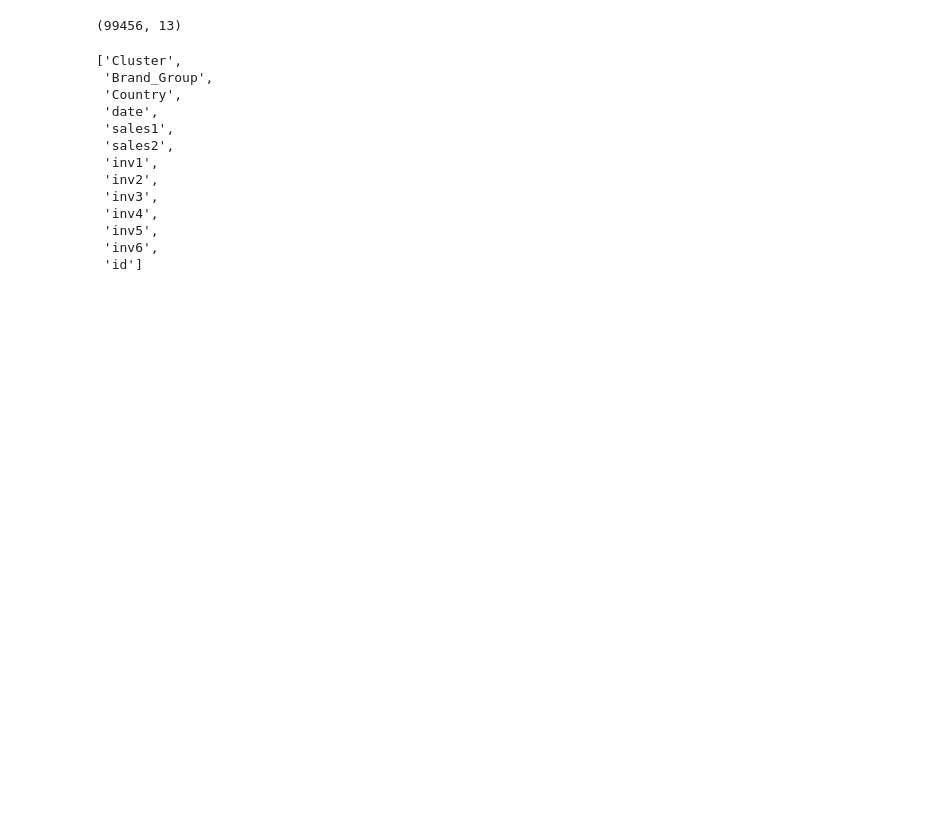
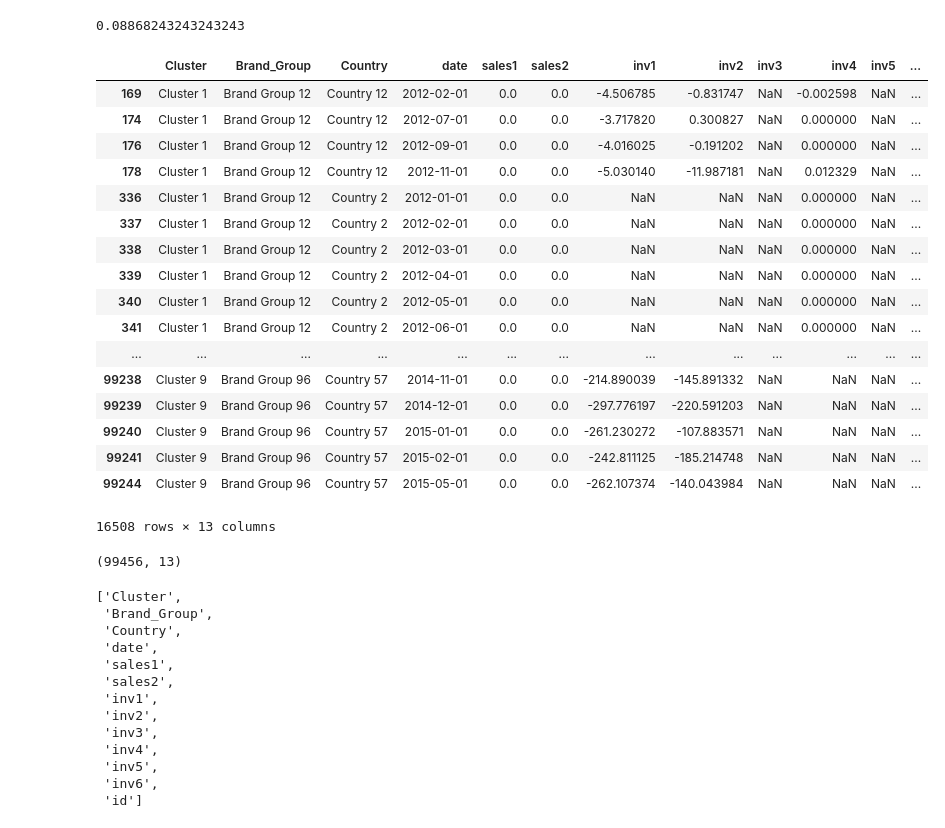
Before and after one commit to SergiGomez/novartis-datathon, a Jupyter notebook: sergi_notebook_prueba_1.ipynb, the cells around one changed output. Drawn from its saved outputs; the diff is of its cells as text; code cells hidden in the pictures; blank space fills up the shorter version.

```diff
--- a/sergi_notebook_prueba_1.ipynb
+++ b/sergi_notebook_prueba_1.ipynb
@@ -15,6 +15,31 @@ from sklearn.model_selection import TimeSeriesSplit
 path_data = '/Users/sergigomezpalleja/Downloads/'
 # %%
 train = pd.read_csv(path_data + 'raw_data_master.csv')
+# %%
+train.loc[(train.sales2.isnull()) & (train.date < '2018-01-01')].shape[0] / train.loc[train.date < '2018-01-01'].shape[0]
+# %% [output]
+0.08868243243243243
+# %%
+train.loc[(~train.sales2.isnull()) & (train.date < '2018-01-01') & (train.sales2 == 0.0)]
+# %% [output]
+|  | Cluster | Brand_Group | Country | date | sales1 | sales2 | inv1 | inv2 | inv3 | inv4 | inv5 | ... |
+| 169 | Cluster 1 | Brand Group 12 | Country 12 | 2012-02-01 | 0.0 | 0.0 | -4.506785 | -0.831747 | NaN | -0.002598 | NaN | ... |
+| 174 | Cluster 1 | Brand Group 12 | Country 12 | 2012-07-01 | 0.0 | 0.0 | -3.717820 | 0.300827 | NaN | 0.000000 | NaN | ... |
+| 176 | Cluster 1 | Brand Group 12 | Country 12 | 2012-09-01 | 0.0 | 0.0 | -4.016025 | -0.191202 | NaN | 0.000000 | NaN | ... |
+| 178 | Cluster 1 | Brand Group 12 | Country 12 | 2012-11-01 | 0.0 | 0.0 | -5.030140 | -11.987181 | NaN | 0.012329 | NaN | ... |
+| 336 | Cluster 1 | Brand Group 12 | Country 2 | 2012-01-01 | 0.0 | 0.0 | NaN | NaN | NaN | 0.000000 | NaN | ... |
+| 337 | Cluster 1 | Brand Group 12 | Country 2 | 2012-02-01 | 0.0 | 0.0 | NaN | NaN | NaN | 0.000000 | NaN | ... |
+| 338 | Cluster 1 | Brand Group 12 | Country 2 | 2012-03-01 | 0.0 | 0.0 | NaN | NaN | NaN | 0.000000 | NaN | ... |
+| 339 | Cluster 1 | Brand Group 12 | Country 2 | 2012-04-01 | 0.0 | 0.0 | NaN | NaN | NaN | 0.000000 | NaN | ... |
+| 340 | Cluster 1 | Brand Group 12 | Country 2 | 2012-05-01 | 0.0 | 0.0 | NaN | NaN | NaN | 0.000000 | NaN | ... |
+| 341 | Cluster 1 | Brand Group 12 | Country 2 | 2012-06-01 | 0.0 | 0.0 | NaN | NaN | NaN | 0.000000 | NaN | ... |
+| ... | ... | ... | ... | ... | ... | ... | ... | ... | ... | ... | ... | ... |
+| 99238 | Cluster 9 | Brand Group 96 | Country 57 | 2014-11-01 | 0.0 | 0.0 | -214.890039 | -145.891332 | NaN | NaN | NaN | ... |
+| 99239 | Cluster 9 | Brand Group 96 | Country 57 | 2014-12-01 | 0.0 | 0.0 | -297.776197 | -220.591203 | NaN | NaN | NaN | ... |
+| 99240 | Cluster 9 | Brand Group 96 | Country 57 | 2015-01-01 | 0.0 | 0.0 | -261.230272 | -107.883571 | NaN | NaN | NaN | ... |
+| 99241 | Cluster 9 | Brand Group 96 | Country 57 | 2015-02-01 | 0.0 | 0.0 | -242.811125 | -185.214748 | NaN | NaN | NaN | ... |
+| 99244 | Cluster 9 | Brand Group 96 | Country 57 | 2015-05-01 | 0.0 | 0.0 | -262.107374 | -140.043984 | NaN | NaN | NaN | ... |
+16508 rows × 13 columns
 # %%
 train.shape
 # %% [output]
```
Also changed, not shown: parts of 32 cells of this notebook, 6 other files.
